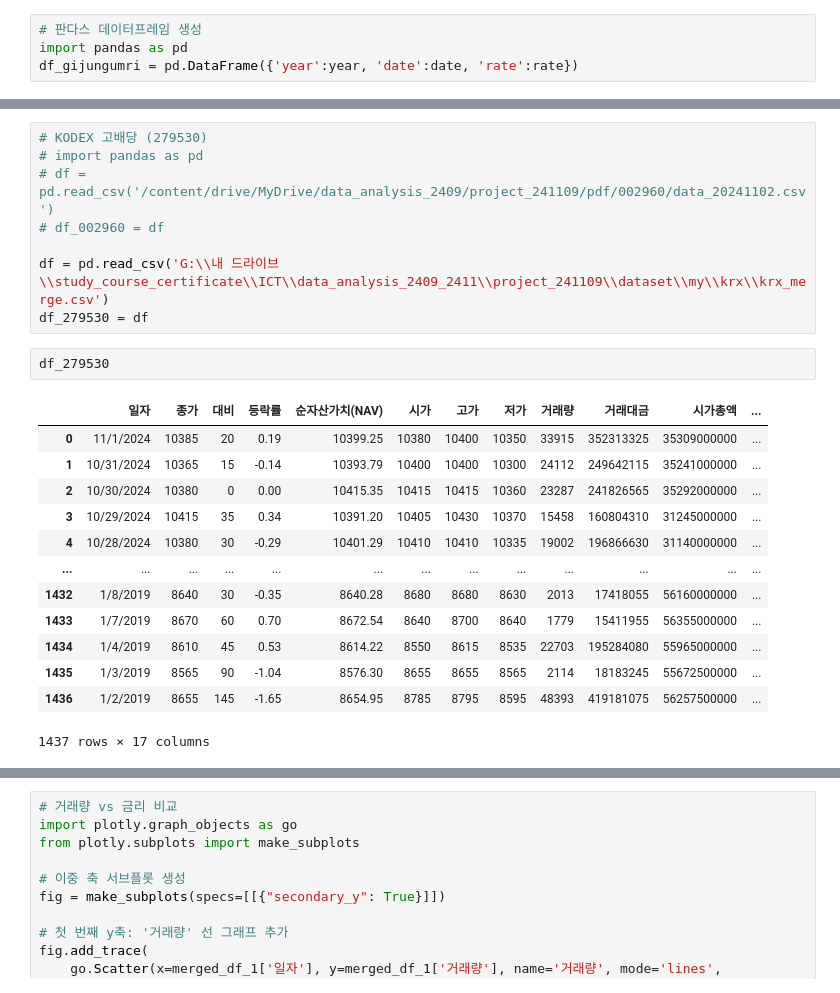
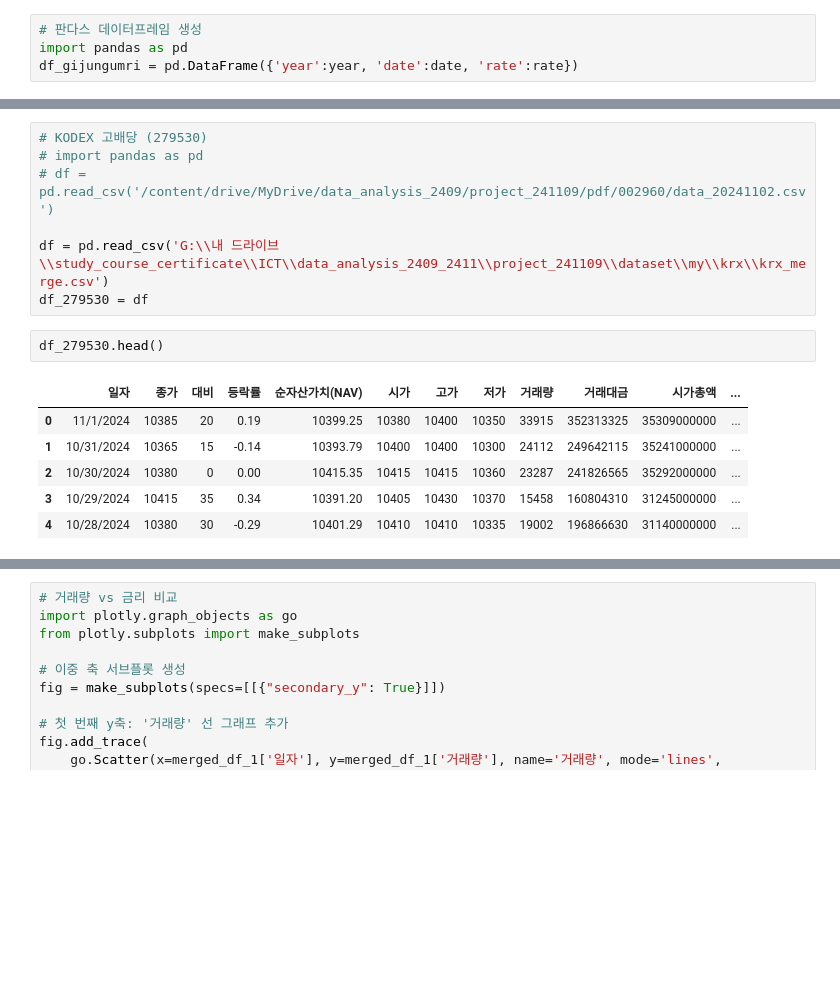
Before and after one commit to jd0421/ICT, a Jupyter notebook: Data_analysis_mid_240831_241110/Projects/Results.ipynb, the cells around one changed output, grey strips where cells are left out. Saved outputs shown, nothing was run; the diff lists cells and outputs as text; blank space fills up the shorter version.

```diff
--- a/Data_analysis_mid_240831_241110/Projects/Results.ipynb
+++ b/Data_analysis_mid_240831_241110/Projects/Results.ipynb
@@ -136,24 +128,16 @@ See the caveats in the documentation: https://pandas.pydata.org/pandas-docs/stab
 # KODEX 고배당 (279530)
 # import pandas as pd
 # df = pd.read_csv('/content/drive/MyDrive/data_analysis_2409/project_241109/pdf/002960/data_20241102.csv')
-# df_002960 = df
 
 df = pd.read_csv('G:\\내 드라이브\\study_course_certificate\\ICT\\data_analysis_2409_2411\\project_241109\\dataset\\my\\krx\\krx_merge.csv')
 df_279530 = df
 # %%
-df_279530
+df_279530.head()
 # %% [output]
 |  | 일자 | 종가 | 대비 | 등락률 | 순자산가치(NAV) | 시가 | 고가 | 저가 | 거래량 | 거래대금 | 시가총액 | ... |
 | 0 | 11/1/2024 | 10385 | 20 | 0.19 | 10399.25 | 10380 | 10400 | 10350 | 33915 | 352313325 | 35309000000 | ... |
 | 1 | 10/31/2024 | 10365 | 15 | -0.14 | 10393.79 | 10400 | 10400 | 10300 | 24112 | 249642115 | 35241000000 | ... |
 | 2 | 10/30/2024 | 10380 | 0 | 0.00 | 10415.35 | 10415 | 10415 | 10360 | 23287 | 241826565 | 35292000000 | ... |
 | 3 | 10/29/2024 | 10415 | 35 | 0.34 | 10391.20 | 10405 | 10430 | 10370 | 15458 | 160804310 | 31245000000 | ... |
 | 4 | 10/28/2024 | 10380 | 30 | -0.29 | 10401.29 | 10410 | 10410 | 10335 | 19002 | 196866630 | 31140000000 | ... |
-| ... | ... | ... | ... | ... | ... | ... | ... | ... | ... | ... | ... | ... |
-| 1432 | 1/8/2019 | 8640 | 30 | -0.35 | 8640.28 | 8680 | 8680 | 8630 | 2013 | 17418055 | 56160000000 | ... |
-| 1433 | 1/7/2019 | 8670 | 60 | 0.70 | 8672.54 | 8640 | 8700 | 8640 | 1779 | 15411955 | 56355000000 | ... |
-| 1434 | 1/4/2019 | 8610 | 45 | 0.53 | 8614.22 | 8550 | 8615 | 8535 | 22703 | 195284080 | 55965000000 | ... |
-| 1435 | 1/3/2019 | 8565 | 90 | -1.04 | 8576.30 | 8655 | 8655 | 8565 | 2114 | 18183245 | 55672500000 | ... |
-| 1436 | 1/2/2019 | 8655 | 145 | -1.65 | 8654.95 | 8785 | 8795 | 8595 | 48393 | 419181075 | 56257500000 | ... |
-1437 rows × 17 columns
 # %% [markdown]
```
Also changed, not shown: parts of 10 cells of this notebook.
